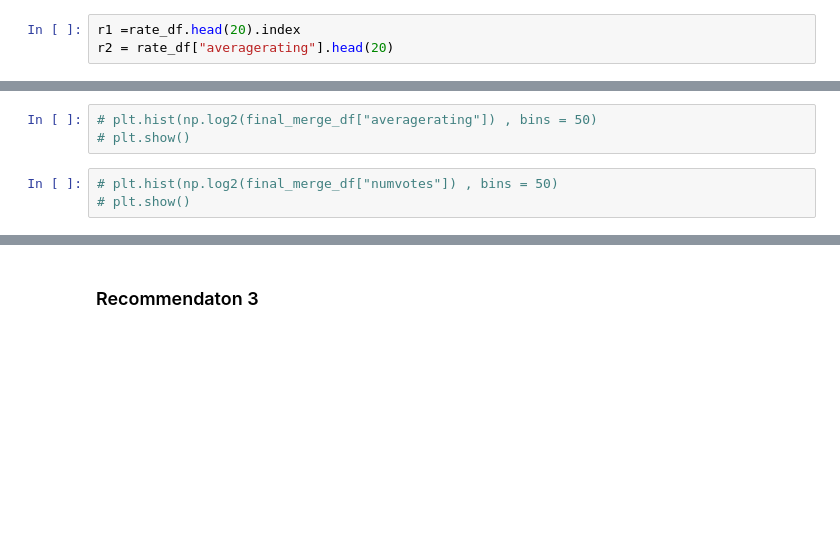
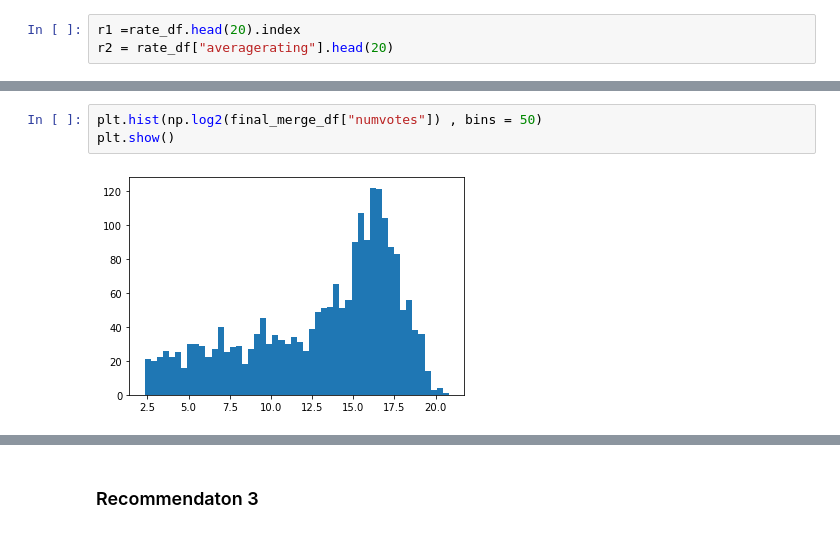
Before and after one commit to lucynjoroge/dsc-phase-1-project-v2-4, a Jupyter notebook: student.ipynb, the cells around one changed output, grey strips where cells are left out. Cells and saved outputs as stored; diff of their text form; blank space fills up the shorter version.

```diff
--- a/student.ipynb
+++ b/student.ipynb
@@ -810,6 +823,5 @@ Ttest_indResult(statistic=-66.77359817968347, pvalue=0.0)
 # %%
-# plt.hist(np.log2(final_merge_df["averagerating"]) , bins = 50)
-# plt.show()
+plt.hist(np.log2(final_merge_df["numvotes"]) , bins = 50)
+plt.show()
+# %% [output]
+[figure, added]
-# %%
-# plt.hist(np.log2(final_merge_df["numvotes"]) , bins = 50)
-# plt.show()
```
Also changed, not shown: parts of 34 cells of this notebook.
